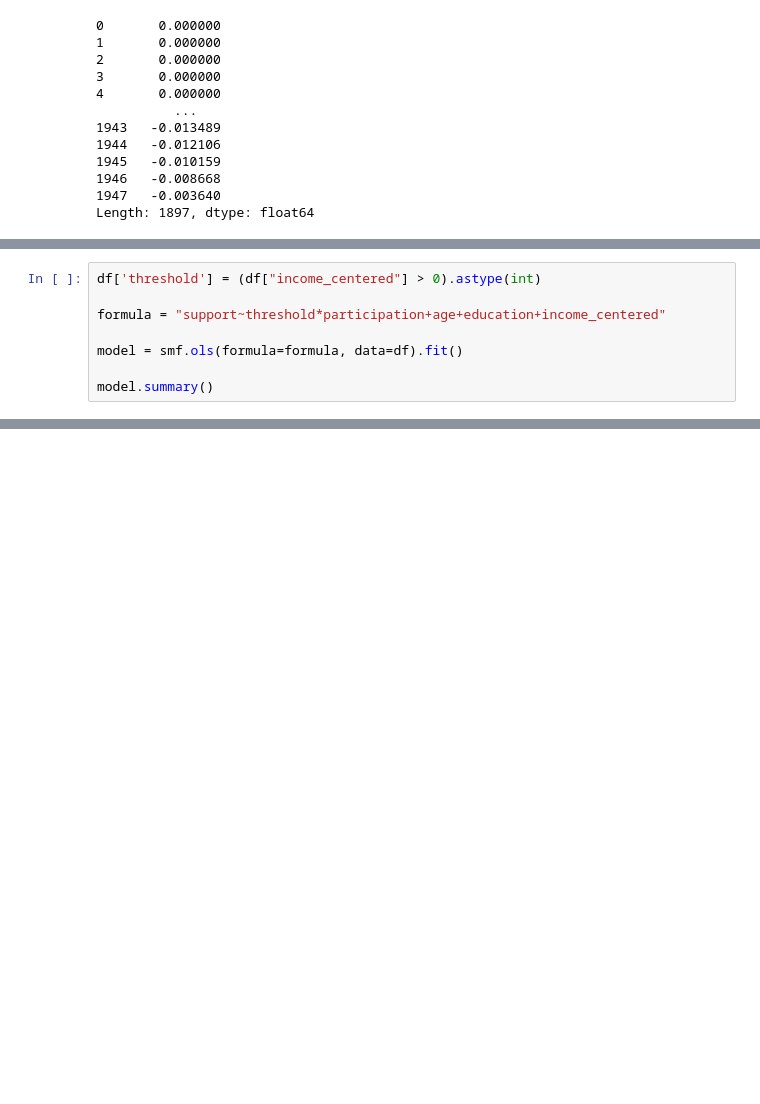
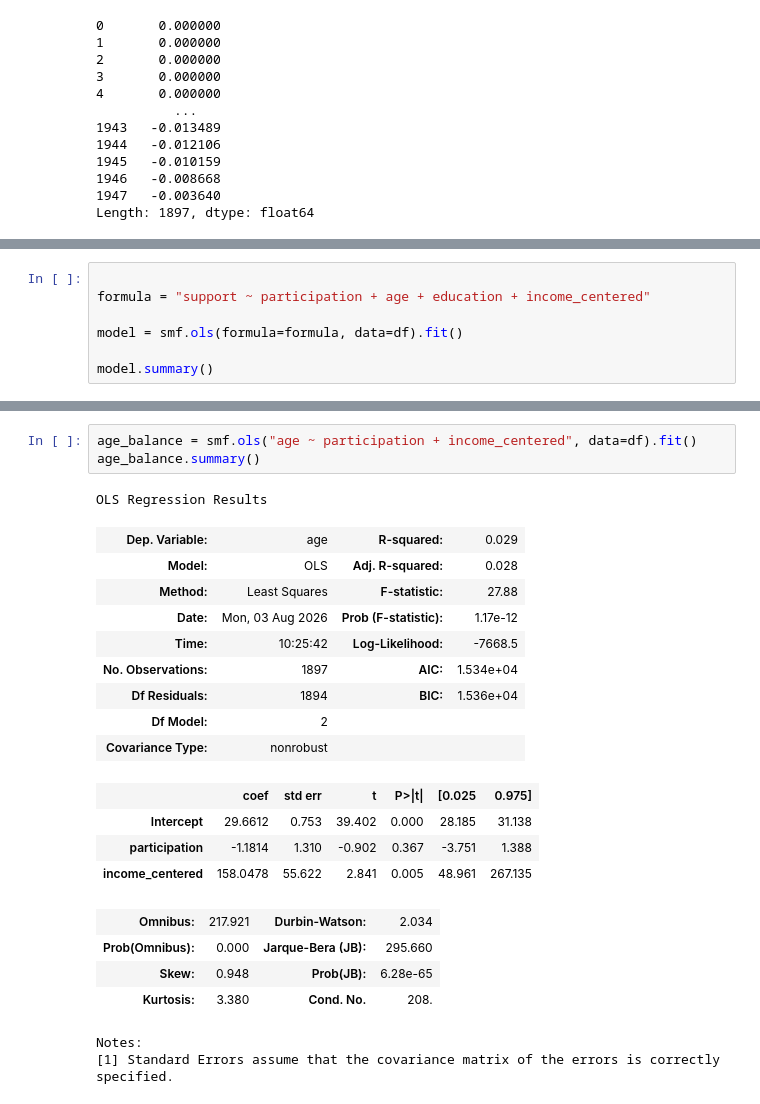
Before and after one commit to stringer-data/causal-inference-training, a Jupyter notebook: projects/04_regression_discontinuity/gov_transfers_political_support/notebooks/01_fuzzy_rdd_gov_transfers.ipynb, the cells around one changed output, grey strips where cells are left out. Cells and saved outputs as stored; diff of their text form; blank space fills up the shorter version.

```diff
--- a/projects/04_regression_discontinuity/gov_transfers_political_support/notebooks/01_fuzzy_rdd_gov_transfers.ipynb
+++ b/projects/04_regression_discontinuity/gov_transfers_political_support/notebooks/01_fuzzy_rdd_gov_transfers.ipynb
@@ -167,7 +173,6 @@ Name: count, dtype: int64
 # %%
-df['threshold'] = (df["income_centered"] > 0).astype(int)
 
-formula = "support~threshold*participation+age+education+income_centered"
+formula = "support ~ participation + age + education + income_centered"
 
 model = smf.ols(formula=formula, data=df).fit()
 
@@ -217,0 +209,24 @@ df
+# %%
+age_balance = smf.ols("age ~ participation + income_centered", data=df).fit()
+age_balance.summary()
+# %% [output]
+OLS Regression Results
+| Dep. Variable: | age | R-squared: | 0.029 |
+| Model: | OLS | Adj. R-squared: | 0.028 |
+| Method: | Least Squares | F-statistic: | 27.88 |
+| Date: | Mon, 03 Aug 2026 | Prob (F-statistic): | 1.17e-12 |
+| Time: | 10:25:42 | Log-Likelihood: | -7668.5 |
+| No. Observations: | 1897 | AIC: | 1.534e+04 |
+| Df Residuals: | 1894 | BIC: | 1.536e+04 |
+| Df Model: | 2 |  |  |
+| Covariance Type: | nonrobust |  |  |
+|  | coef | std err | t | P>|t| | [0.025 | 0.975] |
+| Intercept | 29.6612 | 0.753 | 39.402 | 0.000 | 28.185 | 31.138 |
+| participation | -1.1814 | 1.310 | -0.902 | 0.367 | -3.751 | 1.388 |
+| income_centered | 158.0478 | 55.622 | 2.841 | 0.005 | 48.961 | 267.135 |
+| Omnibus: | 217.921 | Durbin-Watson: | 2.034 |
+| Prob(Omnibus): | 0.000 | Jarque-Bera (JB): | 295.660 |
+| Skew: | 0.948 | Prob(JB): | 6.28e-65 |
+| Kurtosis: | 3.380 | Cond. No. | 208. |
+Notes:
+[1] Standard Errors assume that the covariance matrix of the errors is correctly specified.
```
Also changed, not shown: parts of 13 cells of this notebook.
